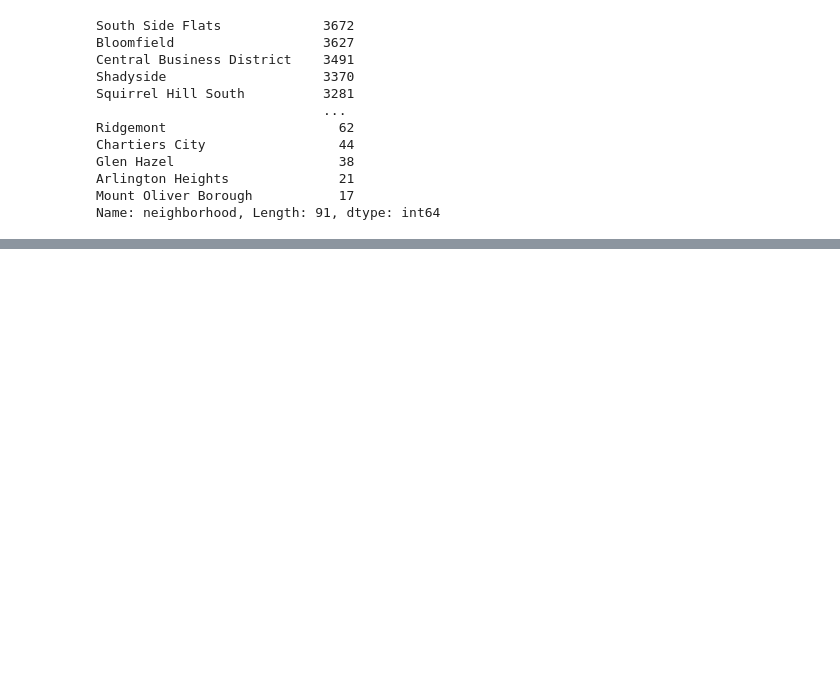
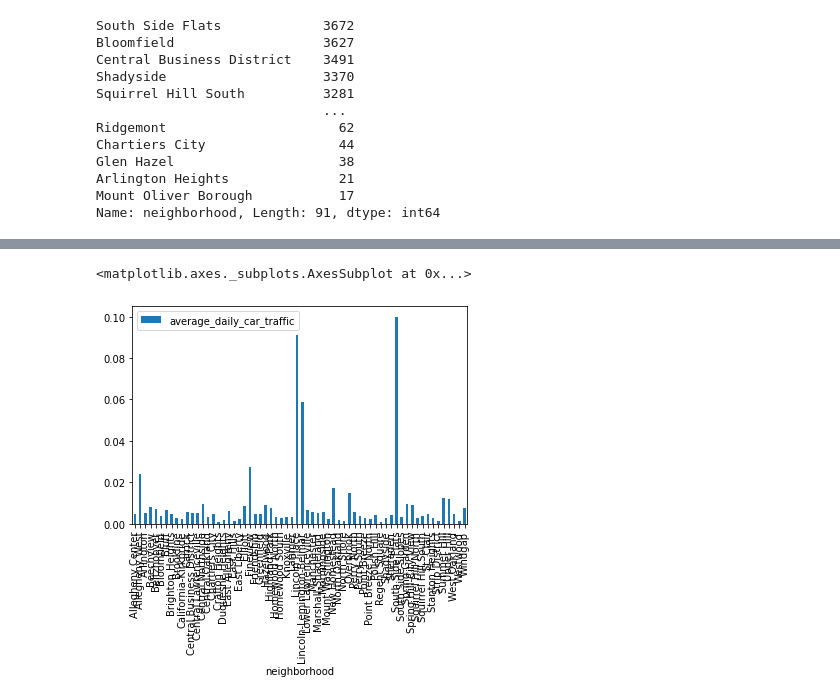
Before and after one commit to JoshKrym/FinalProject, a Jupyter notebook: finalnotebookpresent.ipynb, the cells around one changed output, grey strips where cells are left out. Saved outputs shown, nothing was run; the diff lists cells and outputs as text; code cells hidden in the pictures; blank space fills up the shorter version.

```diff
--- a/finalnotebookpresent.ipynb
+++ b/finalnotebookpresent.ipynb
@@ -103,0 +152,3 @@ Conclusion: From the data and plot above, we find that South Side Flats is the r
+# %%
+TrafficDf = TC[~(TC["average_daily_car_traffic"].isnull())]
+TrafficDf
@@ -103,0 +205,13 @@ Conclusion: From the data and plot above, we find that South Side Flats is the r
+# %%
+TrafficDf2 = TrafficDf[['neighborhood', 'average_daily_car_traffic']].copy()
+TrafficDf2
+finalTrafficDf = TrafficDf2.groupby('neighborhood').mean()
+finalTrafficDf["average_daily_car_traffic"] = np.power(finalTrafficDf["average_daily_car_traffic"], -1)
+macs = finalTrafficDf.max()
+macs
+compiledTrafficDf = finalTrafficDf.divide(macs).mul(0.1)
+compiledTrafficDf[compiledTrafficDf.average_daily_car_traffic == compiledTrafficDf.average_daily_car_traffic.max()]
+compiledTrafficDf.plot.bar()
+# %% [output]
+<matplotlib.axes._subplots.AxesSubplot at 0x...>
+[figure, added]
```
Also changed, not shown: parts of 27 cells of this notebook, 1 other file.
